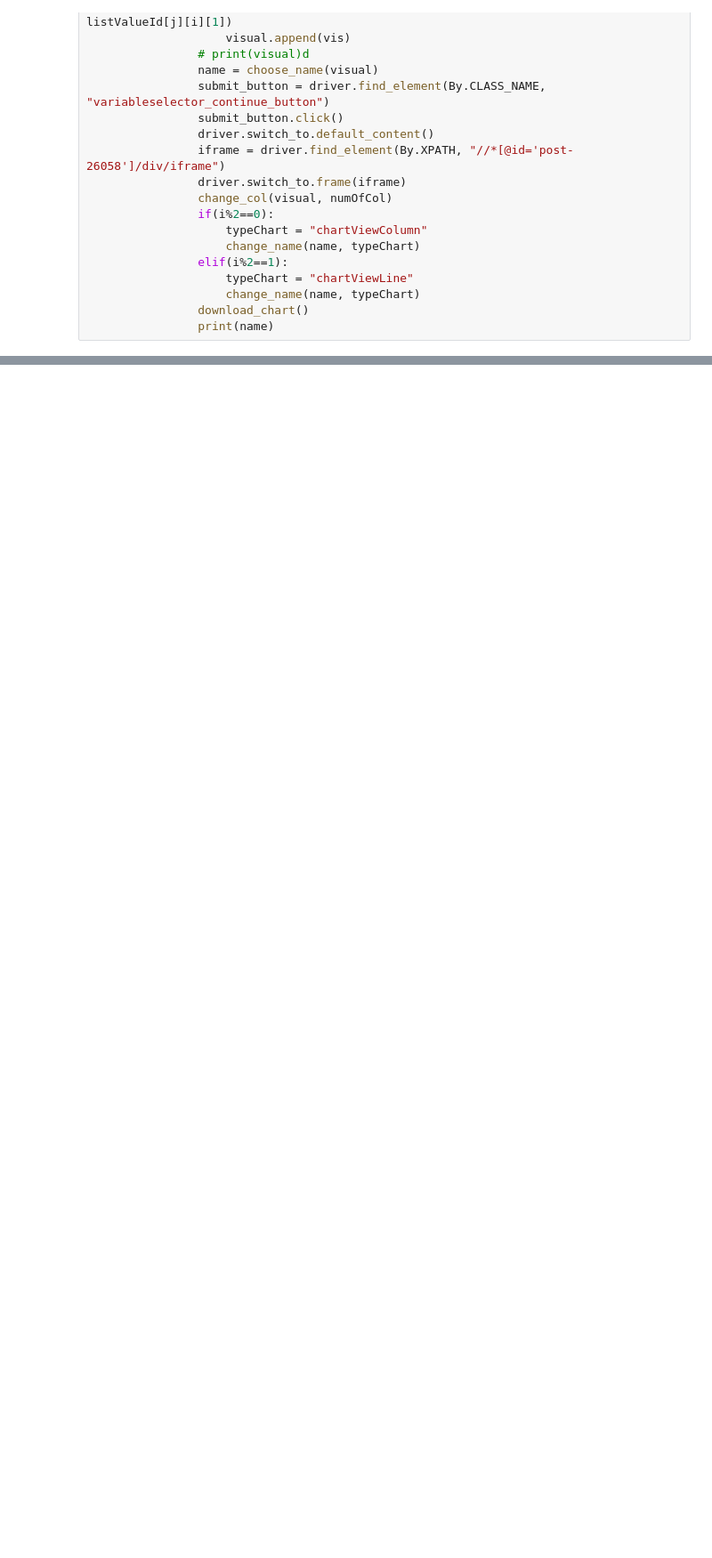
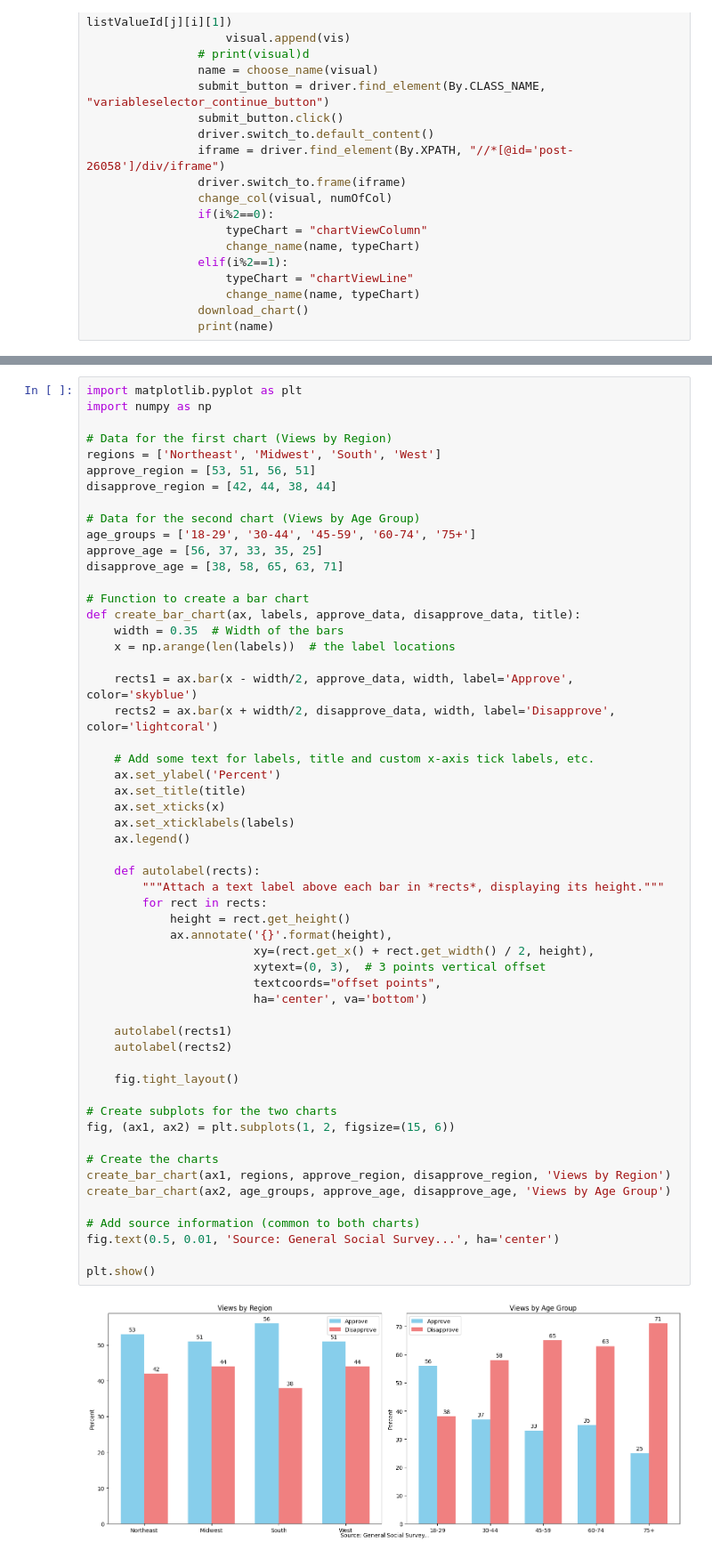
Before and after one commit to trucquynhne10/crawl, a Jupyter notebook: TongCucThongKe/crawl basic.ipynb, the cells around one changed output, grey strips where cells are left out. Shown: that part at 89% size. Saved outputs shown, nothing was run; the diff lists cells and outputs as text; blank space fills up the shorter version.

```diff
--- a/TongCucThongKe/crawl basic.ipynb
+++ b/TongCucThongKe/crawl basic.ipynb
@@ -514,0 +576,57 @@ Dân số tổng số trung bình của Bắc Ninh qua các năm
+# %%
+import matplotlib.pyplot as plt
+import numpy as np
+
+# Data for the first chart (Views by Region)
+regions = ['Northeast', 'Midwest', 'South', 'West']
+approve_region = [53, 51, 56, 51]
+disapprove_region = [42, 44, 38, 44]
+
+# Data for the second chart (Views by Age Group)
+age_groups = ['18-29', '30-44', '45-59', '60-74', '75+']
+approve_age = [56, 37, 33, 35, 25]
+disapprove_age = [38, 58, 65, 63, 71]
+
+# Function to create a bar chart
+def create_bar_chart(ax, labels, approve_data, disapprove_data, title):
+    width = 0.35  # Width of the bars
+    x = np.arange(len(labels))  # the label locations
+
+    rects1 = ax.bar(x - width/2, approve_data, width, label='Approve', color='skyblue')
+    rects2 = ax.bar(x + width/2, disapprove_data, width, label='Disapprove', color='lightcoral')
+
+    # Add some text for labels, title and custom x-axis tick labels, etc.
+    ax.set_ylabel('Percent')
+    ax.set_title(title)
+    ax.set_xticks(x)
+    ax.set_xticklabels(labels)
+    ax.legend()
+
+    def autolabel(rects):
+        """Attach a text label above each bar in *rects*, displaying its height."""
+        for rect in rects:
+            height = rect.get_height()
+            ax.annotate('{}'.format(height),
+                        xy=(rect.get_x() + rect.get_width() / 2, height),
+                        xytext=(0, 3),  # 3 points vertical offset
+                        textcoords="offset points",
+                        ha='center', va='bottom')
+
+    autolabel(rects1)
+    autolabel(rects2)
+
+    fig.tight_layout()
+
+# Create subplots for the two charts
+fig, (ax1, ax2) = plt.subplots(1, 2, figsize=(15, 6))
+
+# Create the charts
+create_bar_chart(ax1, regions, approve_region, disapprove_region, 'Views by Region')
+create_bar_chart(ax2, age_groups, approve_age, disapprove_age, 'Views by Age Group')
+
+# Add source information (common to both charts)
+fig.text(0.5, 0.01, 'Source: General Social Survey...', ha='center')
+
+plt.show()
+# %% [output]
+[figure, added]
```
Also changed, not shown: parts of 25 cells of this notebook, 21 other files.
